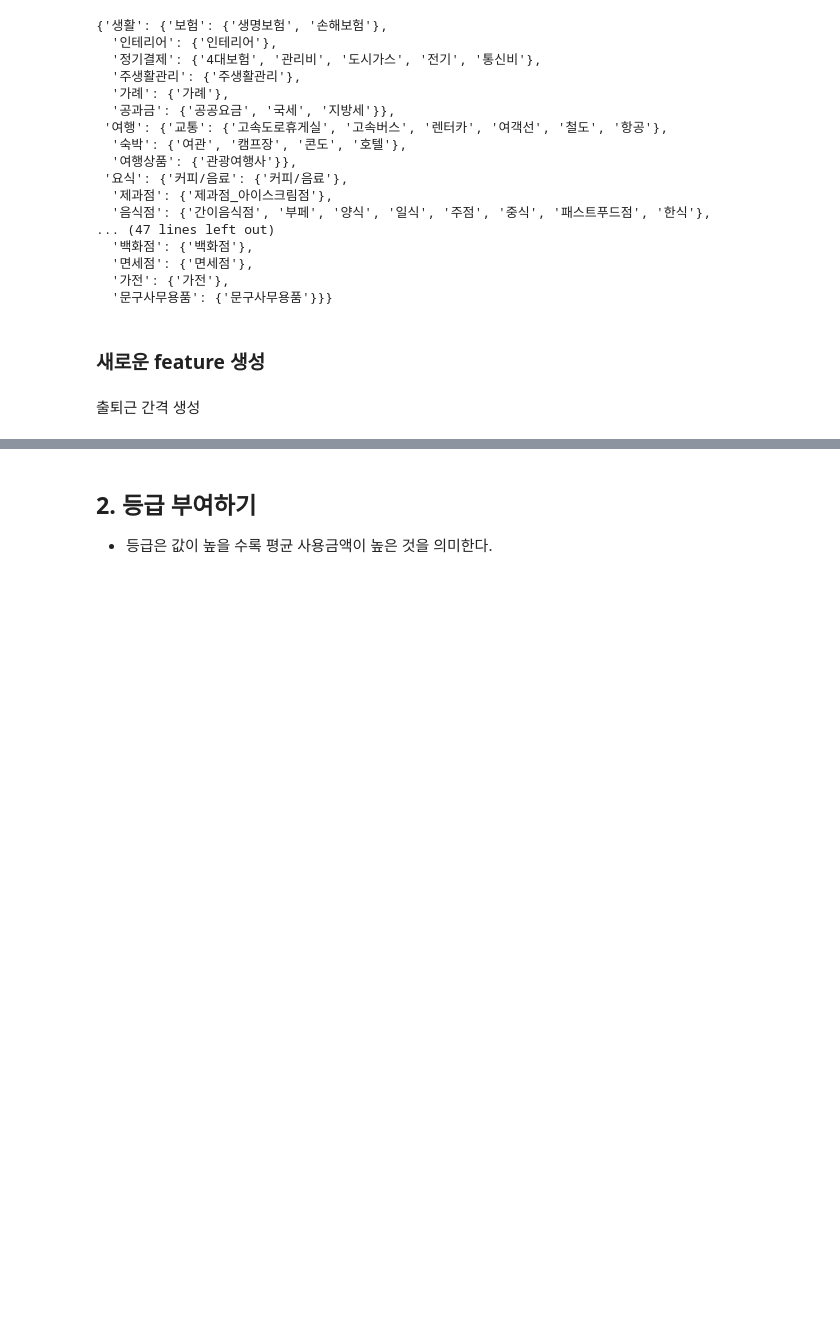
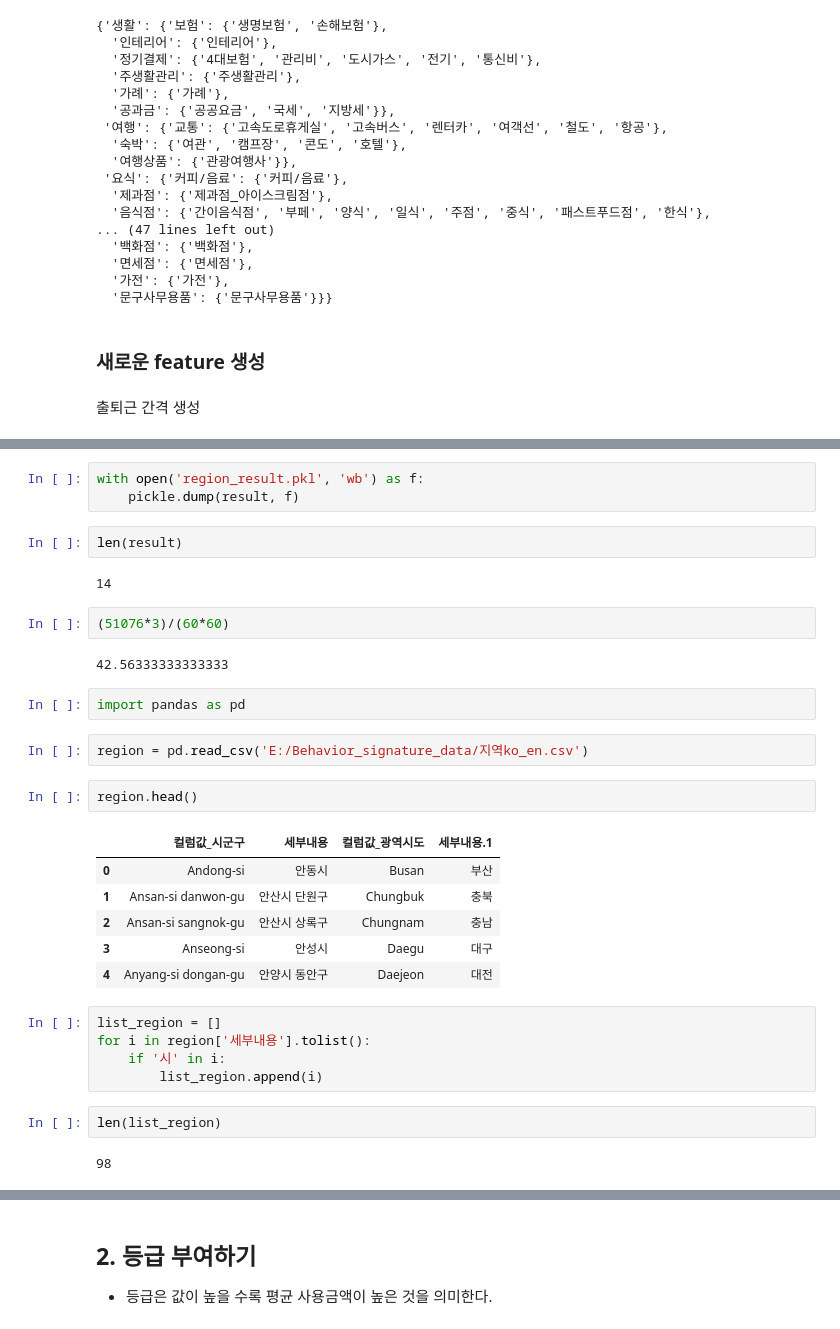
Before and after one commit to youna1008/financial_2023_contest, a Jupyter notebook: 금보원_데이터챌린지.ipynb, the cells around one changed output, grey strips where cells are left out. Cells and saved outputs as stored; diff of their text form; blank space fills up the shorter version.

```diff
--- a/금보원_데이터챌린지.ipynb
+++ b/금보원_데이터챌린지.ipynb
@@ -419,0 +488,33 @@ TypeError: 'set' object does not support item assignment
+# %%
+with open('region_result.pkl', 'wb') as f:
+    pickle.dump(result, f)
+# %%
+len(result)
+# %% [output]
+14
+# %%
+(51076*3)/(60*60)
+# %% [output]
+42.56333333333333
+# %%
+import pandas as pd
+# %%
+region = pd.read_csv('E:/Behavior_signature_data/지역ko_en.csv')
+# %%
+region.head()
+# %% [output]
+|  | 컬럼값_시군구 | 세부내용 | 컬럼값_광역시도 | 세부내용.1 |
+| 0 | Andong-si | 안동시 | Busan | 부산 |
+| 1 | Ansan-si danwon-gu | 안산시 단원구 | Chungbuk | 충북 |
+| 2 | Ansan-si sangnok-gu | 안산시 상록구 | Chungnam | 충남 |
+| 3 | Anseong-si | 안성시 | Daegu | 대구 |
+| 4 | Anyang-si dongan-gu | 안양시 동안구 | Daejeon | 대전 |
+# %%
+list_region = []
+for i in region['세부내용'].tolist():
+    if '시' in i:
+        list_region.append(i)
+# %%
+len(list_region)
+# %% [output]
+98
```
Also changed, not shown: parts of 50 cells of this notebook, 1 other file.
